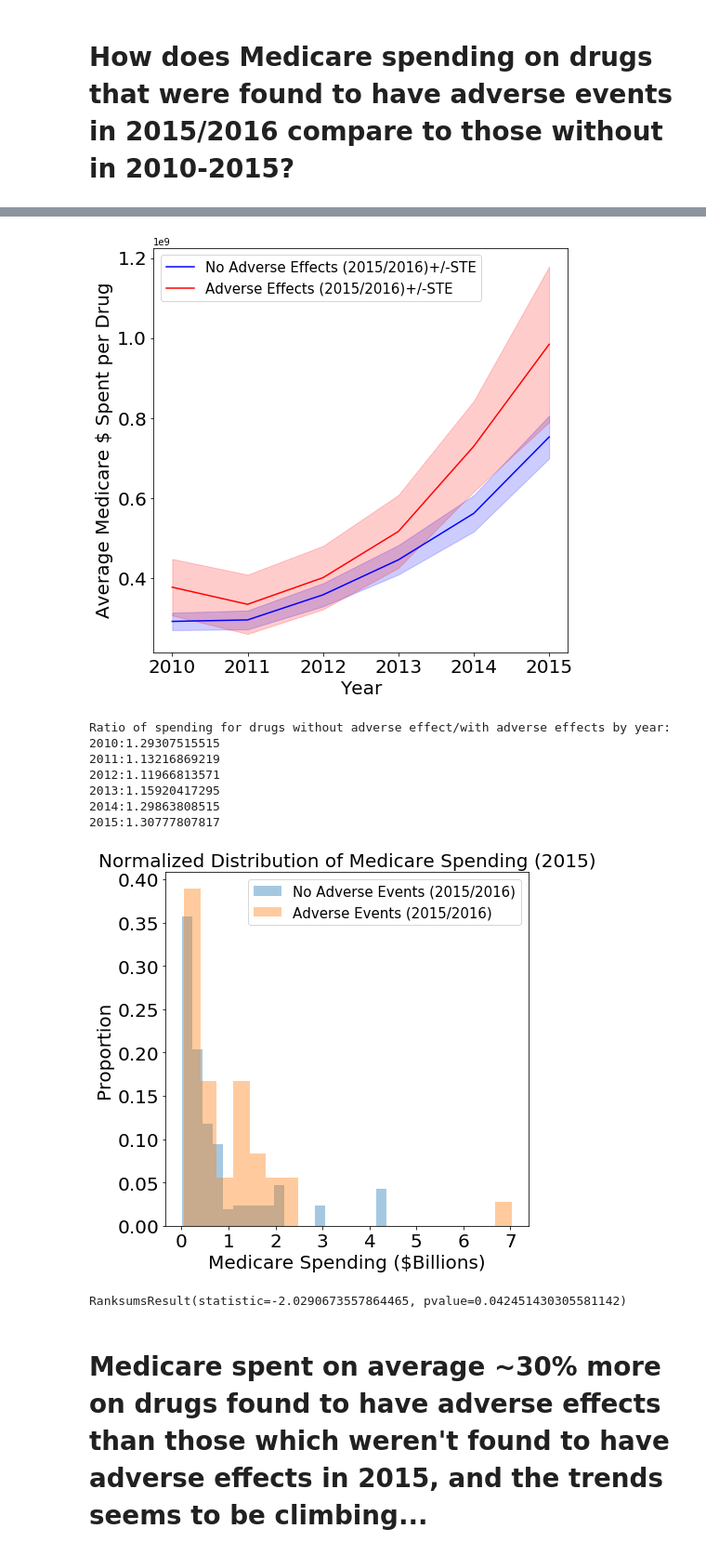
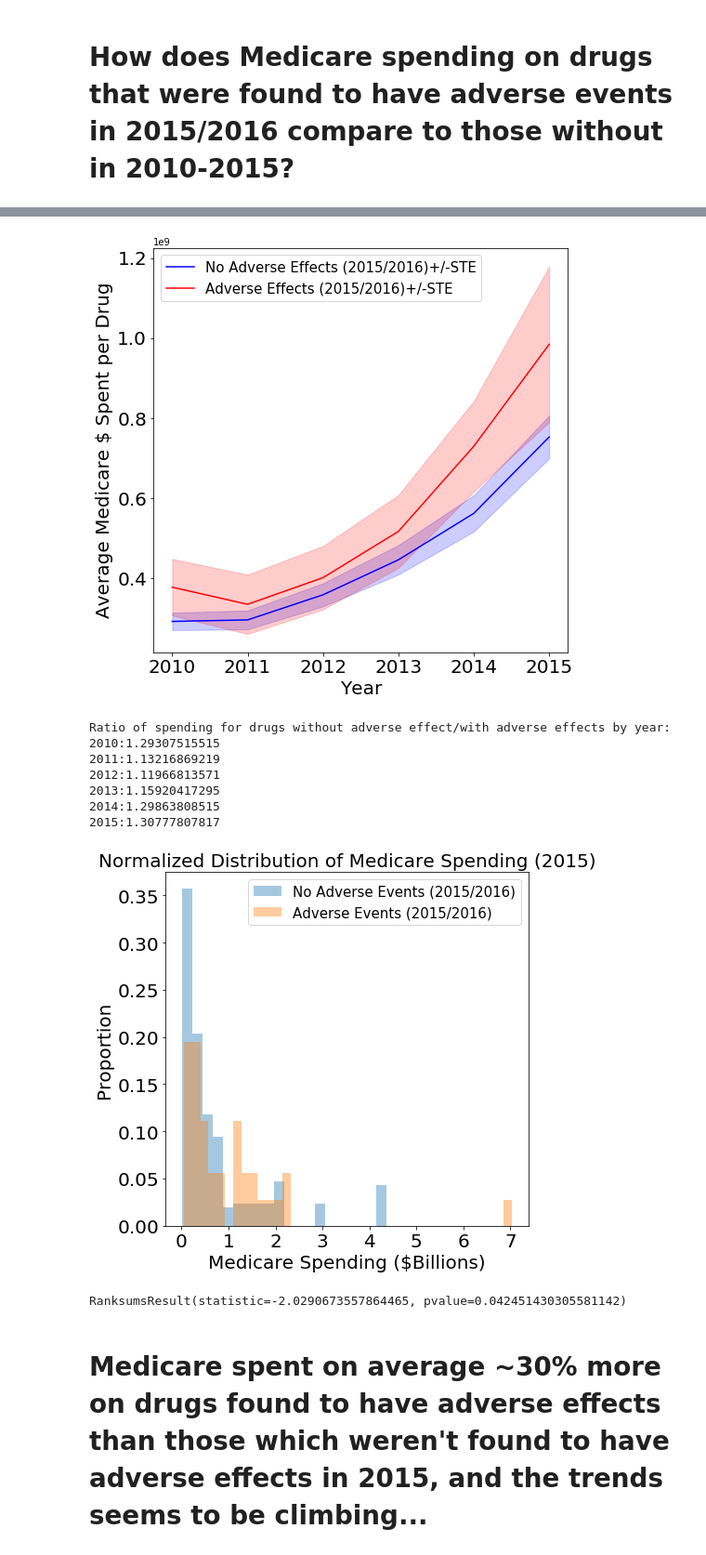
Before and after one commit to bensuutari/Enigma_Healthcare, a Jupyter notebook: Analysis.ipynb, the cells around one changed output, grey strips where cells are left out. Shown at 93% size. Saved outputs shown, nothing was run; the diff lists cells and outputs as text; code cells hidden in the pictures.

```diff
--- a/Analysis.ipynb
+++ b/Analysis.ipynb
@@ -187,35 +187,37 @@ groupdrugspend.unstack()[drugsincommon].T[2015].values.shape
 #Let's see if there is a significant difference in spending in 2015 between drugs found to have adverse effects vs those that don't
 notincommonforttest = groupdrugspend.unstack()[drugsnotincommon].T[2015].values[~numpy.isnan(groupdrugspend.unstack()[drugsnotincommon].T[2015].values)]
 incommonforttest = groupdrugspend.unstack()[drugsincommon].T[2015].values[~numpy.isnan(groupdrugspend.unstack()[drugsincommon].T[2015].values)]
 plt.figure(figsize=(7,7))
 
 weightsnotincommon = np.ones_like(notincommonforttest)/float(len(notincommonforttest))
 weightsincommon = np.ones_like(incommonforttest)/float(len(incommonforttest))
 
+#Note: I used different bin sizes in each histogram to give roughly equal bin widths
 plt.hist(notincommonforttest/1e9,weights=weightsnotincommon,alpha=0.4,bins=20,label='No Adverse Events (2015/2016)')
-plt.hist(incommonforttest/1e9,weights=weightsincommon,alpha=0.4,bins=20,label='Adverse Events (2015/2016)')
+plt.hist(incommonforttest/1e9,weights=weightsincommon,alpha=0.4,bins=40,label='Adverse Events (2015/2016)')
+
 plt.title('Normalized Distribution of Medicare Spending (2015)',fontsize=20)
 plt.xlabel('Medicare Spending ($Billions)',fontsize=20)
 plt.ylabel('Proportion',fontsize=20)
 plt.xticks(fontsize=20)
 plt.yticks(fontsize=20)
 plt.legend(fontsize=15)
 plt.show()
 stats.ranksums(notincommonforttest,incommonforttest)
 # %% [output]
 $$$$$$$$$$$$$$$$$$$$$$$$$$$$$$$$$$$$$$$$$$$$
 40
 42
 $$$$$$$$$$$$$$$$$$$$$$$$$$$$$$$$$$$$$$$$$$$$
 [figure]
 Ratio of spending for drugs without adverse effect/with adverse effects by year:
 2010:1.29307515515
 2011:1.13216869219
 2012:1.11966813571
 2013:1.15920417295
 2014:1.29863808515
 2015:1.30777807817
-[figure, old version]
+[figure, new version]
 RanksumsResult(statistic=-2.0290673557864465, pvalue=0.042451430305581142)
 # %% [markdown]
 # Medicare spent on average ~30% more on drugs found to have adverse effects than those which weren't found to have adverse effects in 2015, and the trends seems to be climbing...
```
Also changed, not shown: parts of 7 cells of this notebook.
